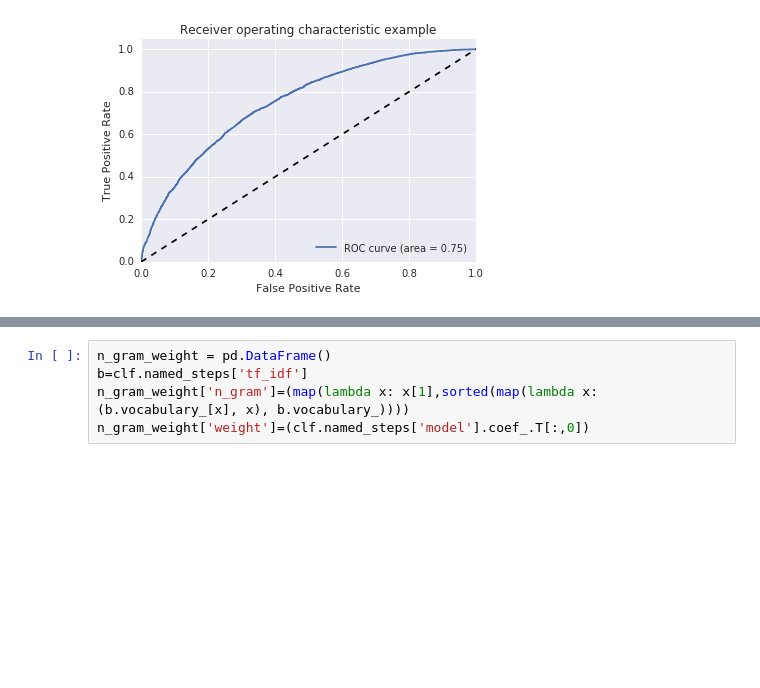
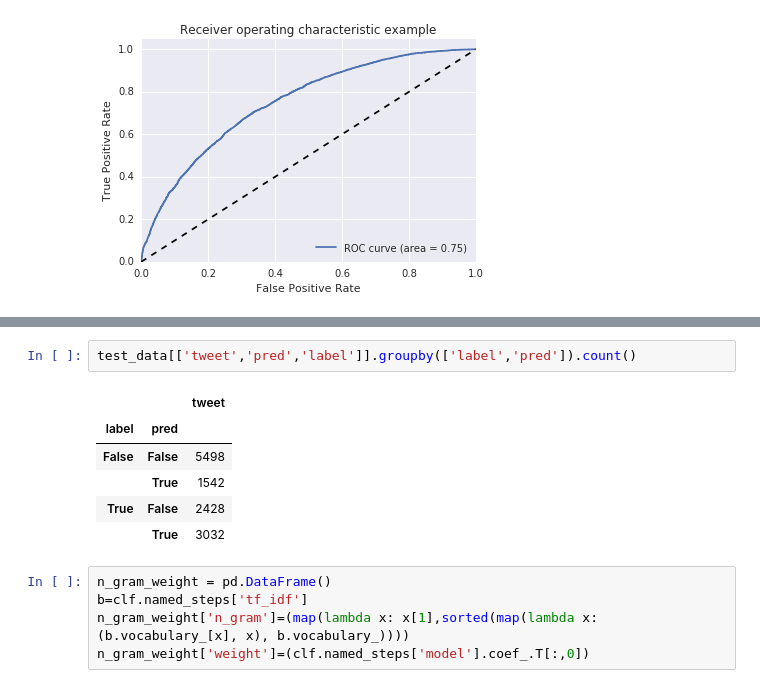
Before and after one commit to SuperHappyFunDataTime/SentimentAnalysis, a Jupyter notebook: Sentiment_Modeling_JL.ipynb, the cells around one changed output, grey strips where cells are left out. Cells and saved outputs as stored; diff of their text form; blank space fills up the shorter version.

```diff
--- a/Sentiment_Modeling_JL.ipynb
+++ b/Sentiment_Modeling_JL.ipynb
@@ -268,3 +303,12 @@ plot_roc_curve(test_data.label, clf.predict_proba(test_data.tweet)[:,1])
+# %%
+test_data[['tweet','pred','label']].groupby(['label','pred']).count()
+# %% [output]
+|  |  | tweet |
+| label | pred |  |
+| False | False | 5498 |
+|  | True | 1542 |
+| True | False | 2428 |
+|  | True | 3032 |
 # %%
 n_gram_weight = pd.DataFrame()
 b=clf.named_steps['tf_idf']
```
Also changed, not shown: parts of 5 cells of this notebook, 3 other files.
